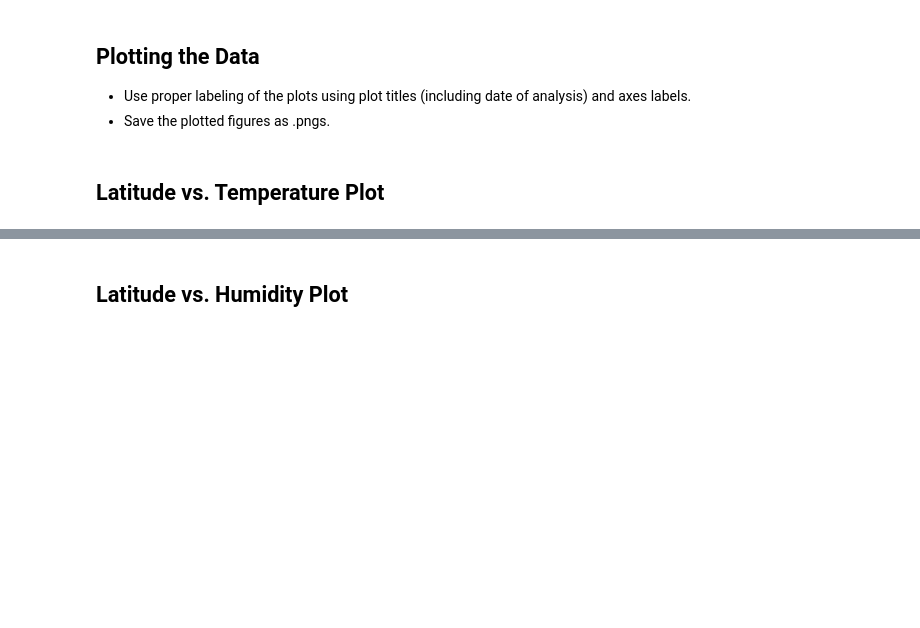
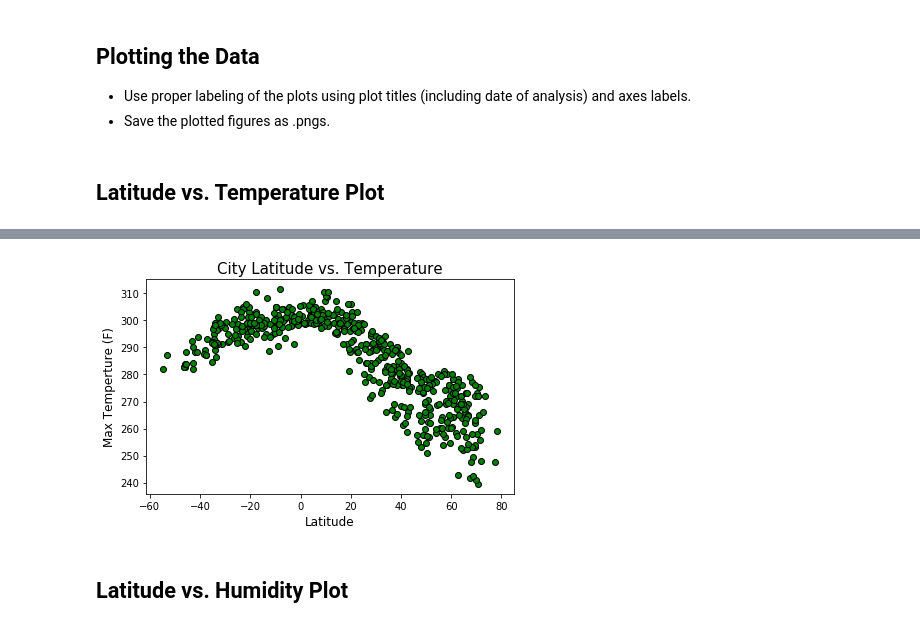
Before and after one commit to HaifaNajdawi/Python-API, a Jupyter notebook: weatherPy/WeatherPy.ipynb, the cells around one changed output, grey strips where cells are left out. Cells and saved outputs as stored; diff of their text form; code cells hidden in the pictures; blank space fills up the shorter version.

```diff
--- a/weatherPy/WeatherPy.ipynb
+++ b/weatherPy/WeatherPy.ipynb
@@ -177,2 +181,15 @@ Skip this step if there are no cities that have humidity > 100%.
+# %%
+lat = city_data["Lat"]
+max_temp=city_data["Max temp"]
+
+plt.scatter(lat,max_temp,color="g",edgecolors="k",alpha=1)
+plt.xlabel("Latitude",fontsize=12)
+plt.ylabel("Max Temperture (F)",fontsize=12)
+plt.title("City Latitude vs. Temperature",fontsize=15)
+plt.tight_layout()
+plt.savefig("output_data/City Latitude vs.Temperature.png")
+plt.show()
+# %% [output]
+[figure, added]
 # %% [markdown]
 ## Latitude vs. Humidity Plot
```
Also changed, not shown: parts of 25 cells of this notebook.
